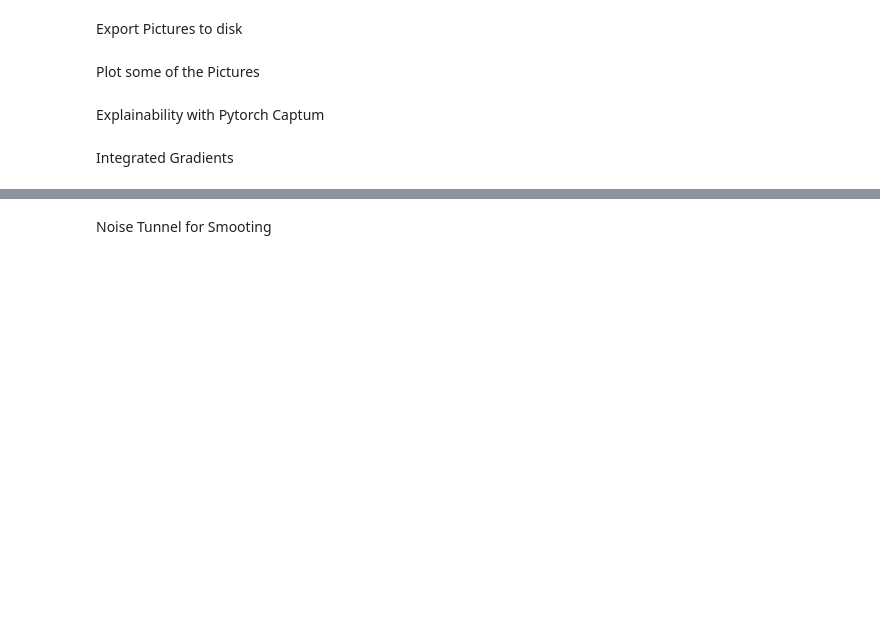
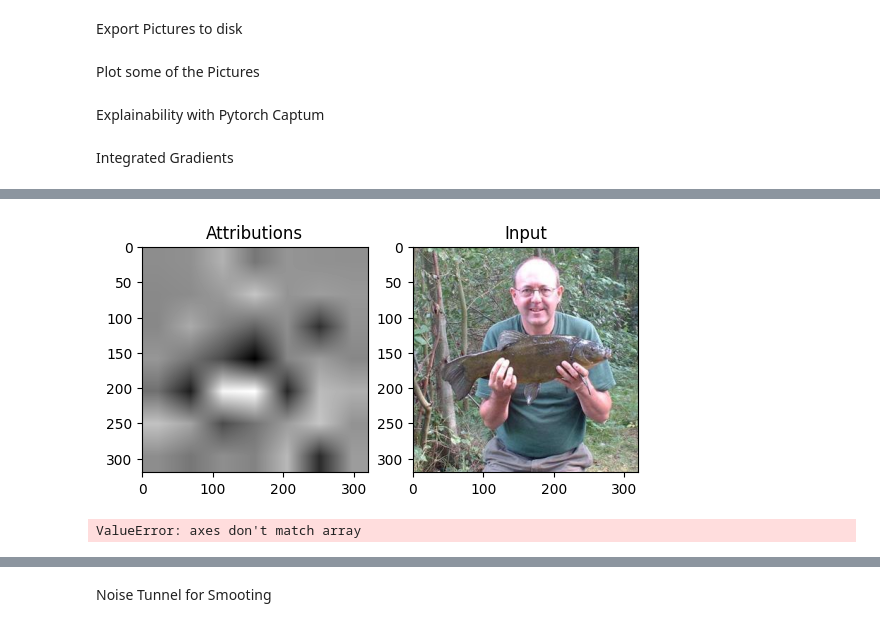
Before and after one commit to soberhofer/Invariance_based_Adversarial_Examples, a Jupyter notebook: main.ipynb, the cells around one changed output, grey strips where cells are left out. Saved outputs shown, nothing was run; the diff lists cells and outputs as text; code cells hidden in the pictures; blank space fills up the shorter version.

```diff
--- a/main.ipynb
+++ b/main.ipynb
@@ -420,2 +523,25 @@ _ = viz.visualize_image_attr(np.transpose(attributions.squeeze().cpu().detach().
+# %%
+#res = cv2.resize(np.transpose(attributions, (1,2,0)), dsize=(7, 7), interpolation=cv2.INTER_CUBIC)
+import matplotlib.pyplot as plt
+
+# Plot attributions
+plt.subplot(1, 2, 1)
+plt.imshow(attributions, cmap='gray')
+plt.title('Attributions')
+
+# Plot input
+plt.subplot(1, 2, 2)
+plt.imshow(input.squeeze().detach().cpu().numpy().transpose(1, 2, 0))
+plt.title('Input')
+
+plt.show()
+# %% [output]
+[figure, added]
+# %%
+import scipy.ndimage as ndimage
+ig_smoothed = ndimage.gaussian_filter(attributions, 1, mode='nearest')
+plt.imshow(np.transpose(ig_smoothed, (1,2,0)), cmap='gray')
+# %% [output]
+ValueError: axes don't match array
 # %%
 imshow(data[idx], denorm=False)
```
Also changed, not shown: parts of 23 cells of this notebook, 2 other files.
